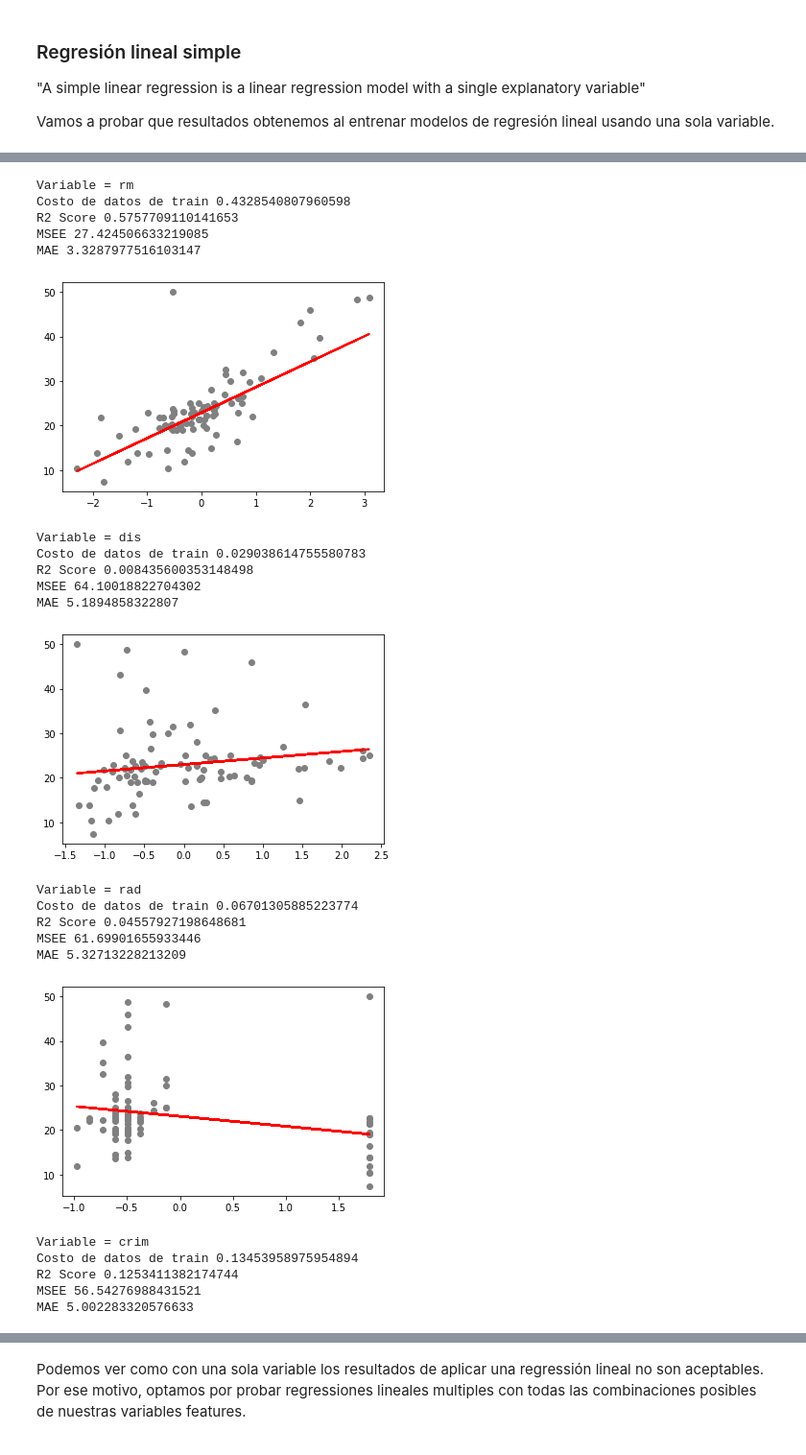
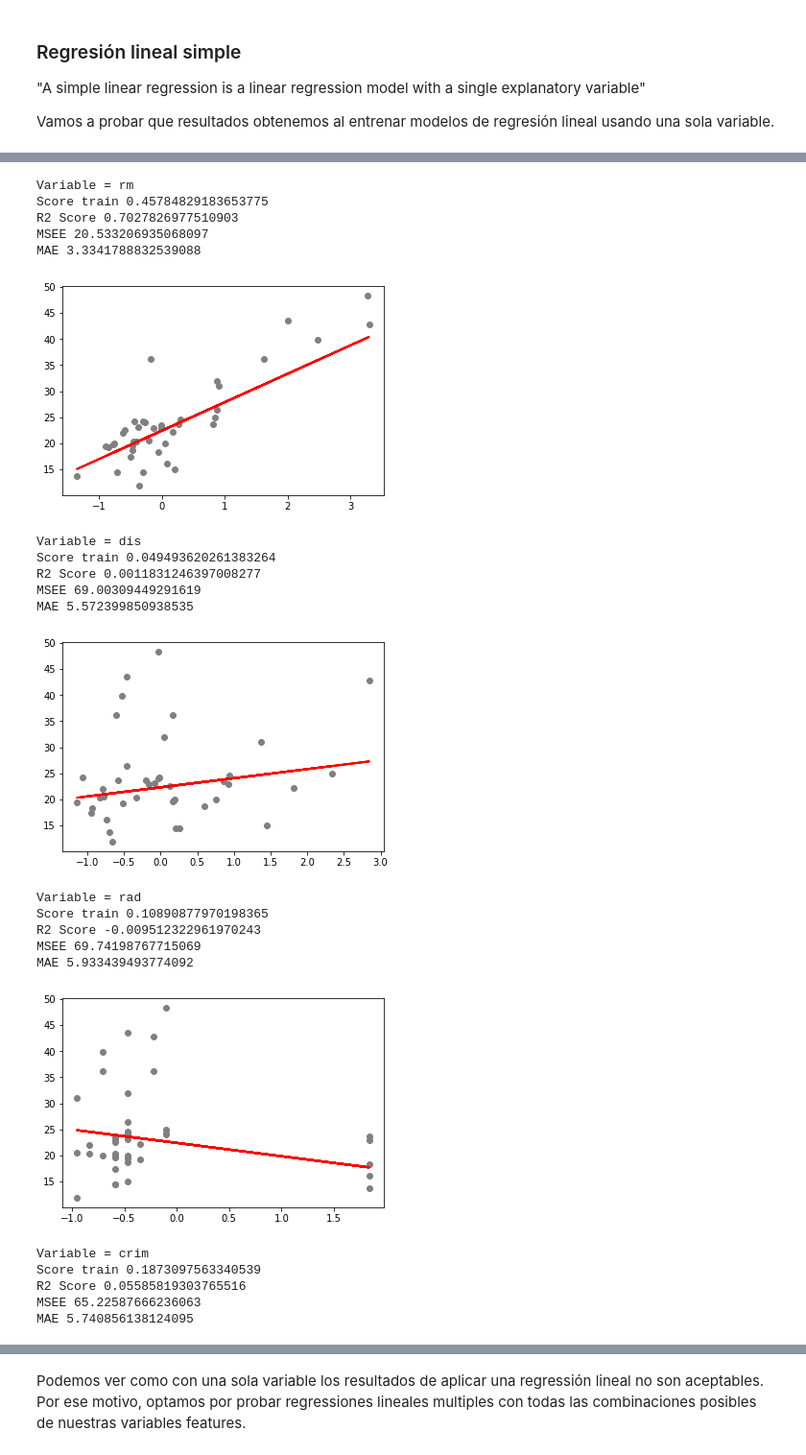
Before and after one commit to Maartin73/Data-Science-Advanced-Analytics, a Jupyter notebook: MartinR_CarranzaJ_Ejercicio_4.4.ipynb, the cells around one changed output, grey strips where cells are left out. Shown at 96% size. Saved outputs shown, nothing was run; the diff lists cells and outputs as text; code cells hidden in the pictures.

```diff
--- a/MartinR_CarranzaJ_Ejercicio_4.4.ipynb
+++ b/MartinR_CarranzaJ_Ejercicio_4.4.ipynb
@@ -437,18 +441,0 @@ for col in train.columns:
-# %%
-# Ahora empezamos a eliminar outliers
-# Segun el analisis con los Boxplot's, existe una gran cantidad de outliers en las variables "zn"(hacia el max),
-# "crim" (hacia el max) y "black" (hacia el min).
-
-meanzn = train['zn'].describe()['mean']
-stdzn = train['zn'].describe()['std']
-meancrim = train['crim'].describe()['mean']
-stdcrim = train['crim'].describe()['std']
-meanblack = train['black'].describe()['mean']
-stdblack = train['black'].describe()['std']
-
-n = 3 # aca se define la cantidad de sigmas a evaluar
-
-train = train[train['zn']< (meanzn+n*stdzn)] # Se eliminan outliers de 'zn'
-train = train[train['crim']< (meancrim+n*stdcrim)] # Se eliminan outliers de 'zn'
-train = train[train['black']> (meanblack-n*stdblack)] # Se eliminan outliers de 'zn'
-train
@@ -470,0 +560,3 @@ train
+# %%
+z = np.abs(stats.zscore(train))
+z
@@ -470,0 +577,5 @@ train
+# %%
+thld = 3
+
+train_z = train[(z < thld).all(axis=1)]
+train_z.reset_index(drop=True)
@@ -470,0 +608,3 @@ train
+# %%
+train = train_z
+train
@@ -503,13 +661,13 @@ Vamos a probar que resultados obtenemos al entrenar modelos de regresión lineal
 # %%
 for feature_name in train.columns:
     feature = StandardScaler().fit_transform(train[feature_name].values.reshape((-1, 1)))
-    X_train, X_test, y_train, y_test = train_test_split(feature, target, test_size=0.3, random_state=23)
+    X_train, X_test, y_train, y_test = train_test_split(feature, target, test_size=0.15, random_state=23)
 
     lr2 = LinearRegression()
     modelo = lr2.fit(X_train, y_train)
 
     print('Variable =',feature_name)
-    print('Costo de datos de train',lr2.score(X_train, y_train))
+    print('Score train',lr2.score(X_train, y_train))
     y_pred=lr2.predict(X_test)
     print('R2 Score',r2_score(y_test,y_pred))
     print('MSEE',msee(y_test,y_pred))
@@ -537,23 +695,23 @@ MAE 5.225779952893934
 Variable = rm
-Costo de datos de train 0.4328540807960598
-R2 Score 0.5757709110141653
-MSEE 27.424506633219085
-MAE 3.3287977516103147
+Score train 0.45784829183653775
+R2 Score 0.7027826977510903
+MSEE 20.533206935068097
+MAE 3.3341788832539088
-[figure, old version]
+[figure, new version]
 Variable = dis
-Costo de datos de train 0.029038614755580783
-R2 Score 0.008435600353148498
-MSEE 64.10018822704302
-MAE 5.1894858322807
+Score train 0.049493620261383264
+R2 Score 0.0011831246397008277
+MSEE 69.00309449291619
+MAE 5.572399850938535
-[figure, old version]
+[figure, new version]
 Variable = rad
-Costo de datos de train 0.06701305885223774
-R2 Score 0.04557927198648681
-MSEE 61.69901655933446
-MAE 5.32713228213209
+Score train 0.10890877970198365
+R2 Score -0.009512322961970243
+MSEE 69.74198767715069
+MAE 5.933439493774092
-[figure, old version]
+[figure, new version]
 Variable = crim
-Costo de datos de train 0.13453958975954894
-R2 Score 0.1253411382174744
-MSEE 56.54276988431521
-MAE 5.002283320576633
+Score train 0.1873097563340539
+R2 Score 0.05585819303765516
+MSEE 65.22587666236063
+MAE 5.740856138124095
```
Also changed, not shown: parts of 57 cells of this notebook.
